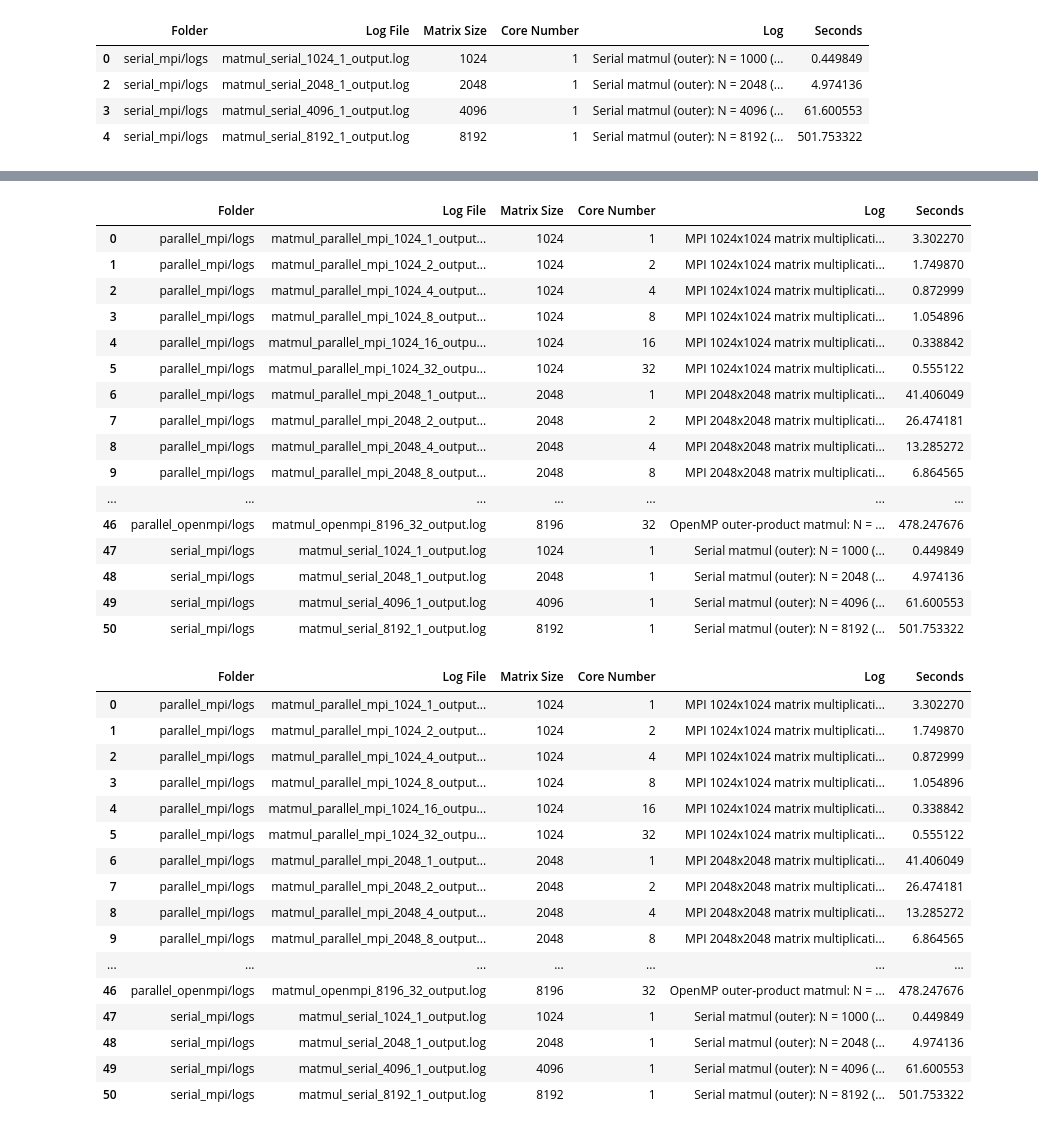
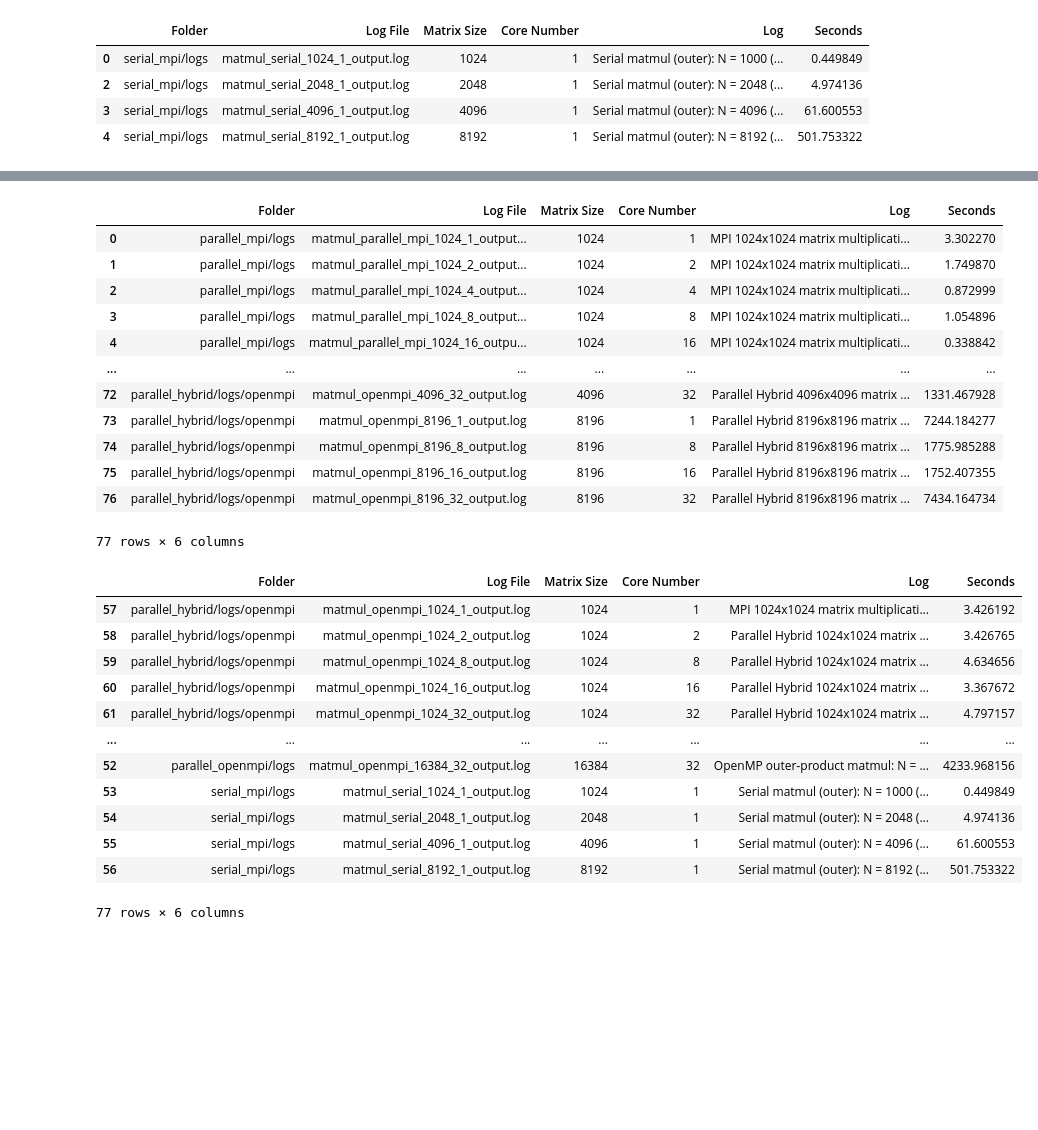
Before and after one commit to arbaazali872/HPC_uni_tn_2025, a Jupyter notebook: HPC_uni_tn_2025/visuals.ipynb, the cells around one changed output, grey strips where cells are left out. Saved outputs shown, nothing was run; the diff lists cells and outputs as text; code cells hidden in the pictures; blank space fills up the shorter version.

```diff
--- a/HPC_uni_tn_2025/visuals.ipynb
+++ b/HPC_uni_tn_2025/visuals.ipynb
@@ -134,14 +117,12 @@ for folder in subfolders:
 
 # Convert the extracted data into a DataFrame
 extracted_data_df_openmpi = pd.DataFrame(extracted_data)
+extracted_data_df_openmpi["Seconds"]=extracted_data_df_openmpi['Log'].apply(lambda log: float(re.search(r'took ([\d.]+) seconds', log).group(1)) if re.search(r'took ([\d.]+) seconds', log) else None)
 # %%
 # Convert 'Core Number' and 'Matrix Size' columns to integers for sorting
 extracted_data_df_openmpi['Core Number'] = extracted_data_df_openmpi['Core Number'].astype(int)
 extracted_data_df_openmpi['Matrix Size'] = extracted_data_df_openmpi['Matrix Size'].astype(int)
-import re
-# Extract the time taken from the log content
-extracted_data_df_openmpi['Seconds'] = extracted_data_df_openmpi['Log'].apply(
-    lambda log: float(re.search(r'took ([\d.]+) seconds', log).group(1)) if re.search(r'took ([\d.]+) seconds', log) else None)
+
 # Convert 'Seconds' to numeric, coercing errors to NaN
 extracted_data_df_openmpi['Seconds'] = pd.to_numeric(extracted_data_df_openmpi['Seconds'], errors='coerce')
 # Drop rows where 'Seconds' is NaN
@@ -250,5 +312,5 @@ extracted_data_df_serial
 # %%
-extracted_data_df= pd.concat([extracted_data_df_mpi, extracted_data_df_openmpi, extracted_data_df_serial], ignore_index=True).dropna()
+extracted_data_df= pd.concat([extracted_data_df_mpi, extracted_data_df_openmpi, extracted_data_df_serial, extracted_data_df_hybrid], ignore_index=True).dropna()
 # Display the combined DataFrame
 extracted_data_df
 # %% [output]
@@ -258,48 +320,40 @@ extracted_data_df
 | 2 | parallel_mpi/logs | matmul_parallel_mpi_1024_4_output... | 1024 | 4 | MPI 1024x1024 matrix multiplicati... | 0.872999 |
 | 3 | parallel_mpi/logs | matmul_parallel_mpi_1024_8_output... | 1024 | 8 | MPI 1024x1024 matrix multiplicati... | 1.054896 |
 | 4 | parallel_mpi/logs | matmul_parallel_mpi_1024_16_outpu... | 1024 | 16 | MPI 1024x1024 matrix multiplicati... | 0.338842 |
-| 5 | parallel_mpi/logs | matmul_parallel_mpi_1024_32_outpu... | 1024 | 32 | MPI 1024x1024 matrix multiplicati... | 0.555122 |
-| 6 | parallel_mpi/logs | matmul_parallel_mpi_2048_1_output... | 2048 | 1 | MPI 2048x2048 matrix multiplicati... | 41.406049 |
-| 7 | parallel_mpi/logs | matmul_parallel_mpi_2048_2_output... | 2048 | 2 | MPI 2048x2048 matrix multiplicati... | 26.474181 |
-| 8 | parallel_mpi/logs | matmul_parallel_mpi_2048_4_output... | 2048 | 4 | MPI 2048x2048 matrix multiplicati... | 13.285272 |
-| 9 | parallel_mpi/logs | matmul_parallel_mpi_2048_8_output... | 2048 | 8 | MPI 2048x2048 matrix multiplicati... | 6.864565 |
 | ... | ... | ... | ... | ... | ... | ... |
-| 46 | parallel_openmpi/logs | matmul_openmpi_8196_32_output.log | 8196 | 32 | OpenMP outer‐product matmul: N = ... | 478.247676 |
-| 47 | serial_mpi/logs | matmul_serial_1024_1_output.log | 1024 | 1 | Serial matmul (outer): N = 1000 (... | 0.449849 |
-| 48 | serial_mpi/logs | matmul_serial_2048_1_output.log | 2048 | 1 | Serial matmul (outer): N = 2048 (... | 4.974136 |
-| 49 | serial_mpi/logs | matmul_serial_4096_1_output.log | 4096 | 1 | Serial matmul (outer): N = 4096 (... | 61.600553 |
-| 50 | serial_mpi/logs | matmul_serial_8192_1_output.log | 8192 | 1 | Serial matmul (outer): N = 8192 (... | 501.753322 |
+| 72 | parallel_hybrid/logs/openmpi | matmul_openmpi_4096_32_output.log | 4096 | 32 | Parallel Hybrid 4096x4096 matrix ... | 1331.467928 |
+| 73 | parallel_hybrid/logs/openmpi | matmul_openmpi_8196_1_output.log | 8196 | 1 | Parallel Hybrid 8196x8196 matrix ... | 7244.184277 |
+| 74 | parallel_hybrid/logs/openmpi | matmul_openmpi_8196_8_output.log | 8196 | 8 | Parallel Hybrid 8196x8196 matrix ... | 1775.985288 |
+| 75 | parallel_hybrid/logs/openmpi | matmul_openmpi_8196_16_output.log | 8196 | 16 | Parallel Hybrid 8196x8196 matrix ... | 1752.407355 |
+| 76 | parallel_hybrid/logs/openmpi | matmul_openmpi_8196_32_output.log | 8196 | 32 | Parallel Hybrid 8196x8196 matrix ... | 7434.164734 |
+77 rows × 6 columns
 # %%
 import re
 
 # Extract seconds from the Log column
-extracted_data_df['Seconds'] = extracted_data_df['Log'].apply(lambda log: float(re.search(r'took ([\d.]+) seconds', log).group(1)) if re.search(r'took ([\d.]+) seconds', log) else None)
+
 # Convert 'Seconds' to numeric, coercing errors to NaN
 extracted_data_df['Seconds'] = pd.to_numeric(extracted_data_df['Seconds'], errors='coerce')
 # drop rows where 'Seconds' is NaN
 extracted_data_df.dropna(subset=['Seconds'], inplace=True)
 
 # Display the updated DataFrame
 extracted_data_df.sort_values(by=["Folder",'Matrix Size', 'Core Number'], inplace=True)
 extracted_data_df
 # %% [output]
 |  | Folder | Log File | Matrix Size | Core Number | Log | Seconds |
-| 0 | parallel_mpi/logs | matmul_parallel_mpi_1024_1_output... | 1024 | 1 | MPI 1024x1024 matrix multiplicati... | 3.302270 |
-| 1 | parallel_mpi/logs | matmul_parallel_mpi_1024_2_output... | 1024 | 2 | MPI 1024x1024 matrix multiplicati... | 1.749870 |
-| 2 | parallel_mpi/logs | matmul_parallel_mpi_1024_4_output... | 1024 | 4 | MPI 1024x1024 matrix multiplicati... | 0.872999 |
-| 3 | parallel_mpi/logs | matmul_parallel_mpi_1024_8_output... | 1024 | 8 | MPI 1024x1024 matrix multiplicati... | 1.054896 |
-| 4 | parallel_mpi/logs | matmul_parallel_mpi_1024_16_outpu... | 1024 | 16 | MPI 1024x1024 matrix multiplicati... | 0.338842 |
-| 5 | parallel_mpi/logs | matmul_parallel_mpi_1024_32_outpu... | 1024 | 32 | MPI 1024x1024 matrix multiplicati... | 0.555122 |
-| 6 | parallel_mpi/logs | matmul_parallel_mpi_2048_1_output... | 2048 | 1 | MPI 2048x2048 matrix multiplicati... | 41.406049 |
-| 7 | parallel_mpi/logs | matmul_parallel_mpi_2048_2_output... | 2048 | 2 | MPI 2048x2048 matrix multiplicati... | 26.474181 |
-| 8 | parallel_mpi/logs | matmul_parallel_mpi_2048_4_output... | 2048 | 4 | MPI 2048x2048 matrix multiplicati... | 13.285272 |
-| 9 | parallel_mpi/logs | matmul_parallel_mpi_2048_8_output... | 2048 | 8 | MPI 2048x2048 matrix multiplicati... | 6.864565 |
+| 57 | parallel_hybrid/logs/openmpi | matmul_openmpi_1024_1_output.log | 1024 | 1 | MPI 1024x1024 matrix multiplicati... | 3.426192 |
+| 58 | parallel_hybrid/logs/openmpi | matmul_openmpi_1024_2_output.log | 1024 | 2 | Parallel Hybrid 1024x1024 matrix ... | 3.426765 |
+| 59 | parallel_hybrid/logs/openmpi | matmul_openmpi_1024_8_output.log | 1024 | 8 | Parallel Hybrid 1024x1024 matrix ... | 4.634656 |
+| 60 | parallel_hybrid/logs/openmpi | matmul_openmpi_1024_16_output.log | 1024 | 16 | Parallel Hybrid 1024x1024 matrix ... | 3.367672 |
+| 61 | parallel_hybrid/logs/openmpi | matmul_openmpi_1024_32_output.log | 1024 | 32 | Parallel Hybrid 1024x1024 matrix ... | 4.797157 |
 | ... | ... | ... | ... | ... | ... | ... |
-| 46 | parallel_openmpi/logs | matmul_openmpi_8196_32_output.log | 8196 | 32 | OpenMP outer‐product matmul: N = ... | 478.247676 |
-| 47 | serial_mpi/logs | matmul_serial_1024_1_output.log | 1024 | 1 | Serial matmul (outer): N = 1000 (... | 0.449849 |
-| 48 | serial_mpi/logs | matmul_serial_2048_1_output.log | 2048 | 1 | Serial matmul (outer): N = 2048 (... | 4.974136 |
-| 49 | serial_mpi/logs | matmul_serial_4096_1_output.log | 4096 | 1 | Serial matmul (outer): N = 4096 (... | 61.600553 |
-| 50 | serial_mpi/logs | matmul_serial_8192_1_output.log | 8192 | 1 | Serial matmul (outer): N = 8192 (... | 501.753322 |
+| 52 | parallel_openmpi/logs | matmul_openmpi_16384_32_output.log | 16384 | 32 | OpenMP outer‐product matmul: N = ... | 4233.968156 |
+| 53 | serial_mpi/logs | matmul_serial_1024_1_output.log | 1024 | 1 | Serial matmul (outer): N = 1000 (... | 0.449849 |
+| 54 | serial_mpi/logs | matmul_serial_2048_1_output.log | 2048 | 1 | Serial matmul (outer): N = 2048 (... | 4.974136 |
+| 55 | serial_mpi/logs | matmul_serial_4096_1_output.log | 4096 | 1 | Serial matmul (outer): N = 4096 (... | 61.600553 |
+| 56 | serial_mpi/logs | matmul_serial_8192_1_output.log | 8192 | 1 | Serial matmul (outer): N = 8192 (... | 501.753322 |
+77 rows × 6 columns
 # %%
 import matplotlib.pyplot as plt
 
```
Also changed, not shown: parts of 10 cells of this notebook.
